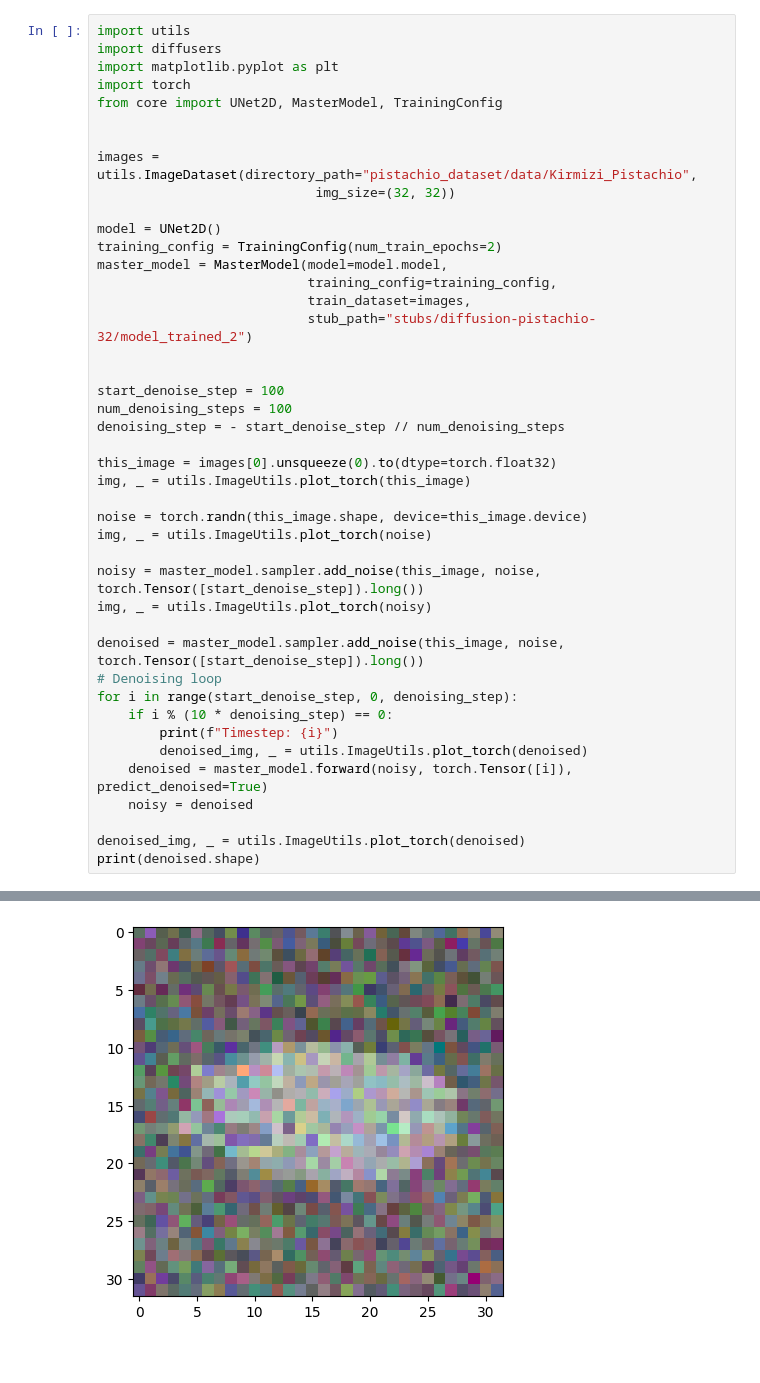
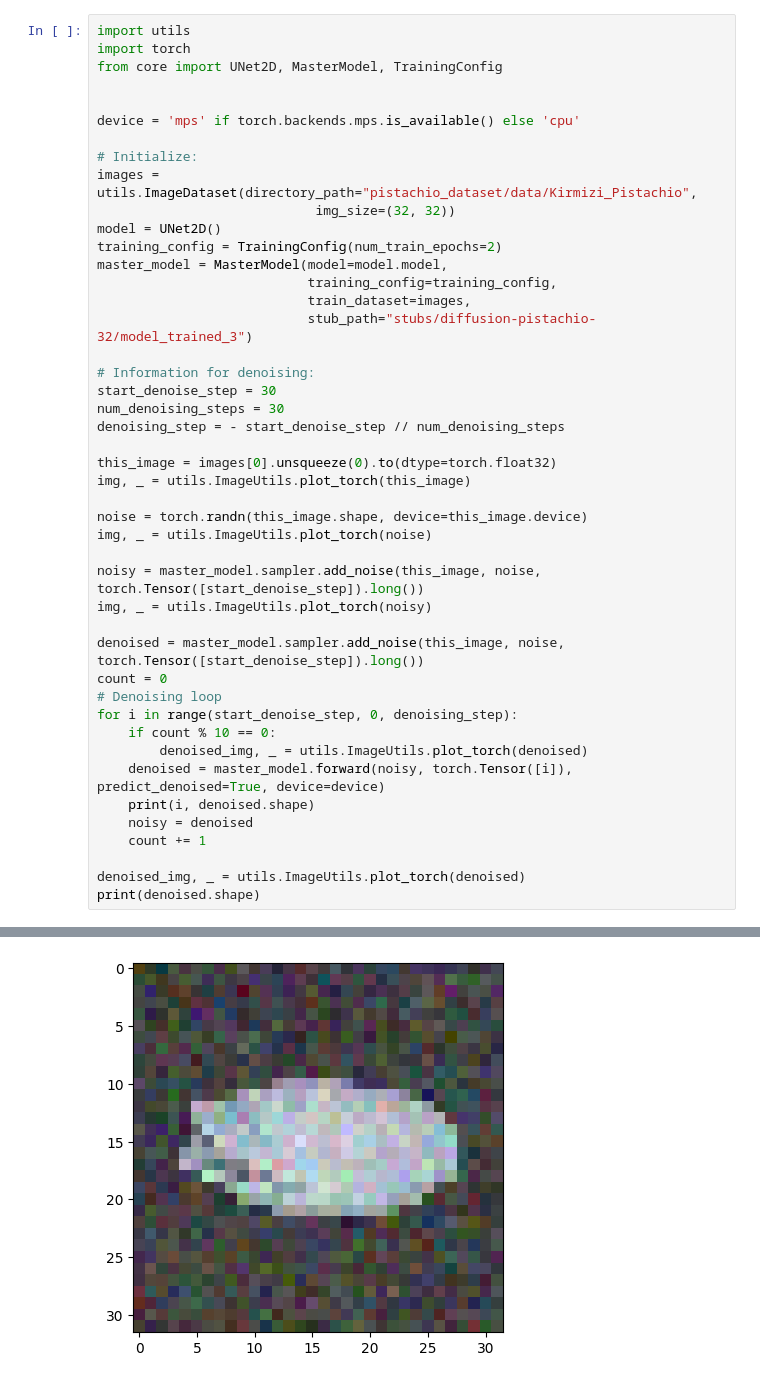
Before and after one commit to aniketsrinivasan/winddm-onboarding, a Jupyter notebook: experiment.ipynb, the cells around one changed output, grey strips where cells are left out. Drawn from its saved outputs; the diff is of its cells as text.

Commit message:
Fixed loading and saving models. Re-ran experiments.

```diff
--- a/experiment.ipynb
+++ b/experiment.ipynb
@@ -1,24 +1,24 @@
 # %%
 import utils
-import diffusers
-import matplotlib.pyplot as plt
 import torch
 from core import UNet2D, MasterModel, TrainingConfig
 
 
+device = 'mps' if torch.backends.mps.is_available() else 'cpu'
+
+# Initialize:
 images = utils.ImageDataset(directory_path="pistachio_dataset/data/Kirmizi_Pistachio",
                             img_size=(32, 32))
-
 model = UNet2D()
 training_config = TrainingConfig(num_train_epochs=2)
 master_model = MasterModel(model=model.model,
                            training_config=training_config,
                            train_dataset=images,
-                           stub_path="stubs/diffusion-pistachio-32/model_trained_2")
+                           stub_path="stubs/diffusion-pistachio-32/model_trained_3")
 
-
-start_denoise_step = 100
-num_denoising_steps = 100
+# Information for denoising:
+start_denoise_step = 30
+num_denoising_steps = 30
 denoising_step = - start_denoise_step // num_denoising_steps
 
 this_image = images[0].unsqueeze(0).to(dtype=torch.float32)
@@ -31,13 +31,15 @@ noisy = master_model.sampler.add_noise(this_image, noise, torch.Tensor([start_de
 img, _ = utils.ImageUtils.plot_torch(noisy)
 
 denoised = master_model.sampler.add_noise(this_image, noise, torch.Tensor([start_denoise_step]).long())
+count = 0
 # Denoising loop
 for i in range(start_denoise_step, 0, denoising_step):
-    if i % (10 * denoising_step) == 0:
-        print(f"Timestep: {i}")
+    if count % 10 == 0:
         denoised_img, _ = utils.ImageUtils.plot_torch(denoised)
-    denoised = master_model.forward(noisy, torch.Tensor([i]), predict_denoised=True)
+    denoised = master_model.forward(noisy, torch.Tensor([i]), predict_denoised=True, device=device)
+    print(i, denoised.shape)
     noisy = denoised
+    count += 1
 
 denoised_img, _ = utils.ImageUtils.plot_torch(denoised)
 print(denoised.shape)
@@ -57 +78 @@ Timestep: 80
-[figure, old version]
+[figure, new version]
```
Also changed, not shown: parts of 1 cell of this notebook, 5 other files.
